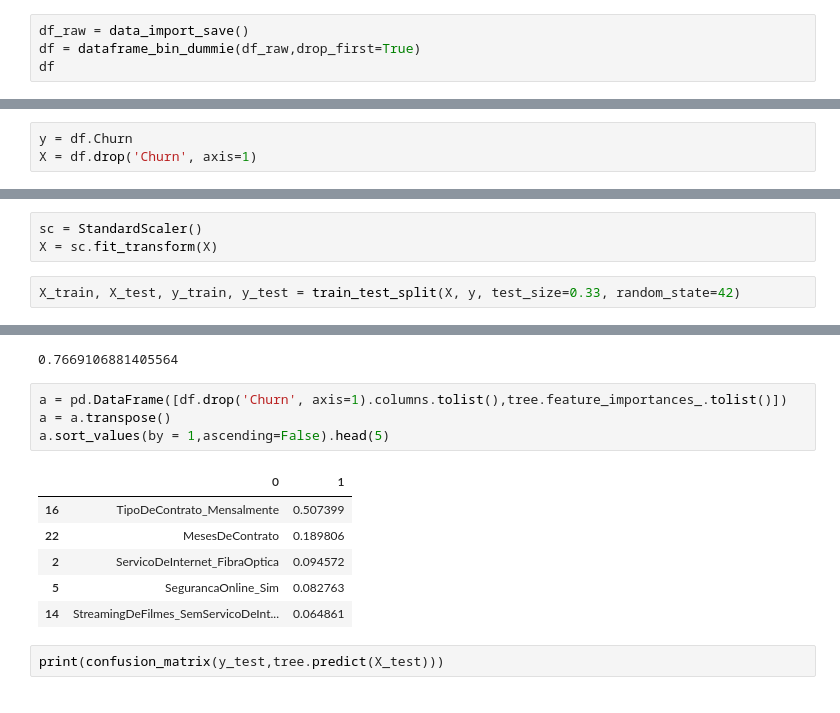
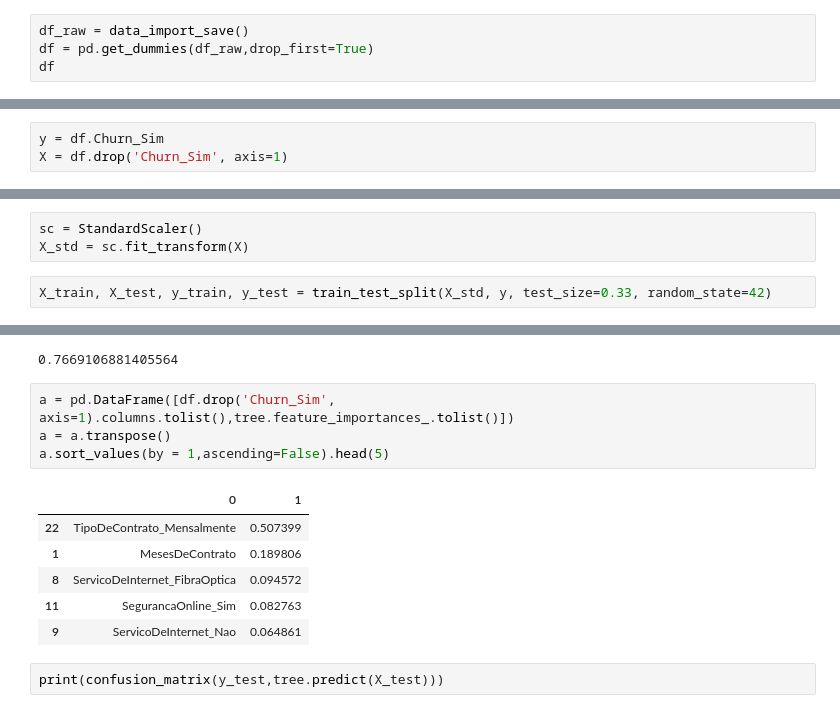
Before and after one commit to chzandonai/churn-detection, a Jupyter notebook: notebooks/Untitled.ipynb, the cells around one changed output, grey strips where cells are left out. Drawn from its saved outputs; the diff is of its cells as text.

```diff
--- a/notebooks/Untitled.ipynb
+++ b/notebooks/Untitled.ipynb
@@ -90,5 +29,5 @@ def data_import_save(url =  "https://raw.githubusercontent.com/alura-cursos/ML_C
 # %%
 df_raw = data_import_save()
-df = dataframe_bin_dummie(df_raw,drop_first=True)
+df = pd.get_dummies(df_raw,drop_first=True)
 df
 # %% [output]
@@ -123,6 +104,6 @@ sns.heatmap(df.corr(),xticklabels=1, yticklabels=1)
 # %%
-y = df.Churn
-X = df.drop('Churn', axis=1)
+y = df.Churn_Sim
+X = df.drop('Churn_Sim', axis=1)
 # %%
 smt = SMOTE(random_state=123)
 X, y = smt.fit_resample(X, y)
@@ -135,9 +121,9 @@ Name: Churn, dtype: int64
 ## KNN
 # %%
 sc = StandardScaler()
-X = sc.fit_transform(X)
+X_std = sc.fit_transform(X)
 # %%
-X_train, X_test, y_train, y_test = train_test_split(X, y, test_size=0.33, random_state=42)
+X_train, X_test, y_train, y_test = train_test_split(X_std, y, test_size=0.33, random_state=42)
 # %%
 knn = KNeighborsClassifier(n_neighbors=5)
 knn.fit(X_train,y_train)
@@ -179,16 +165,16 @@ tree.score(X_test,y_test)
 # %% [output]
 0.7669106881405564
 # %%
-a = pd.DataFrame([df.drop('Churn', axis=1).columns.tolist(),tree.feature_importances_.tolist()])
+a = pd.DataFrame([df.drop('Churn_Sim', axis=1).columns.tolist(),tree.feature_importances_.tolist()])
 a = a.transpose()
 a.sort_values(by = 1,ascending=False).head(5)
 # %% [output]
 |  | 0 | 1 |
-| 16 | TipoDeContrato_Mensalmente | 0.507399 |
-| 22 | MesesDeContrato | 0.189806 |
-| 2 | ServicoDeInternet_FibraOptica | 0.094572 |
-| 5 | SegurancaOnline_Sim | 0.082763 |
-| 14 | StreamingDeFilmes_SemServicoDeInt... | 0.064861 |
+| 22 | TipoDeContrato_Mensalmente | 0.507399 |
+| 1 | MesesDeContrato | 0.189806 |
+| 8 | ServicoDeInternet_FibraOptica | 0.094572 |
+| 11 | SegurancaOnline_Sim | 0.082763 |
+| 9 | ServicoDeInternet_Nao | 0.064861 |
 # %%
 print(confusion_matrix(y_test,tree.predict(X_test)))
 # %% [output]
```
Also changed, not shown: parts of 17 cells of this notebook.
